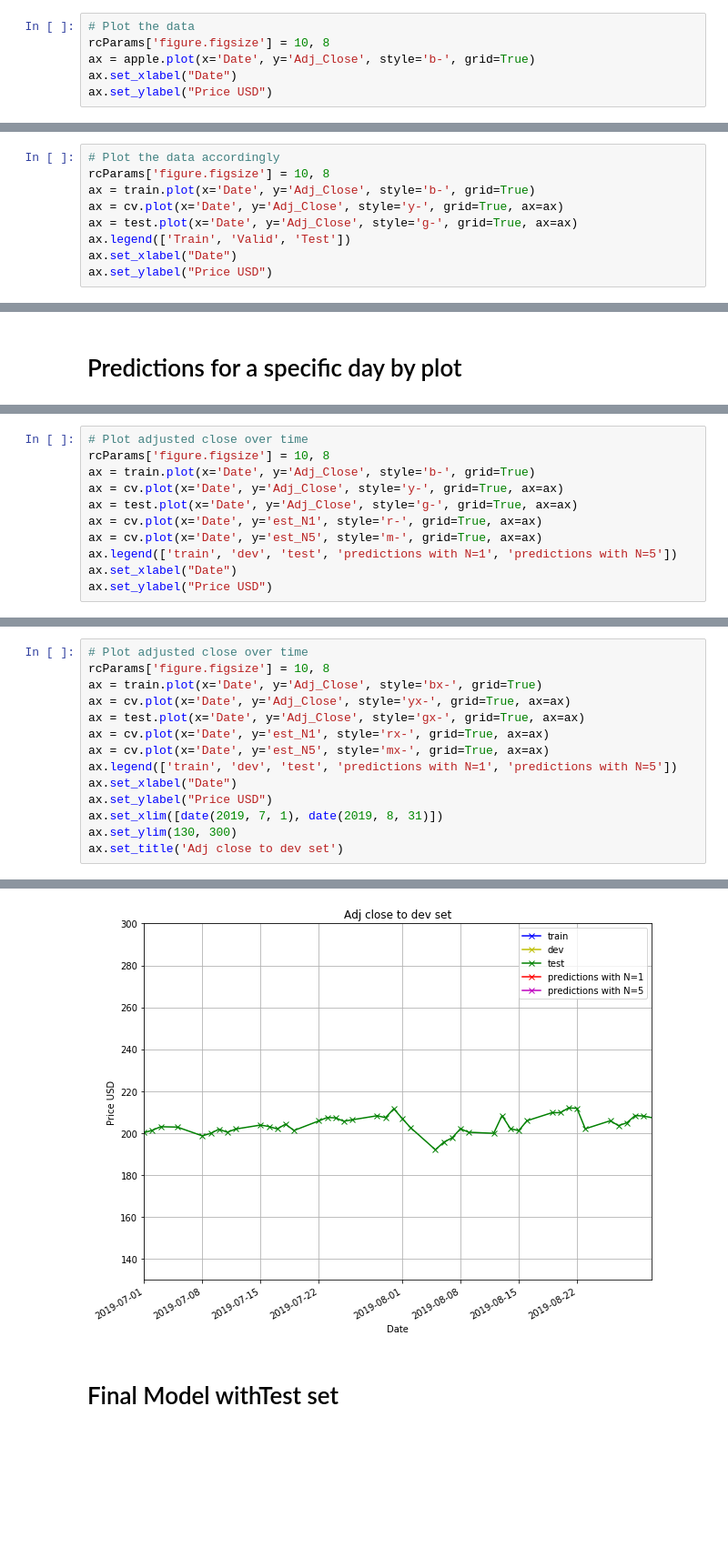
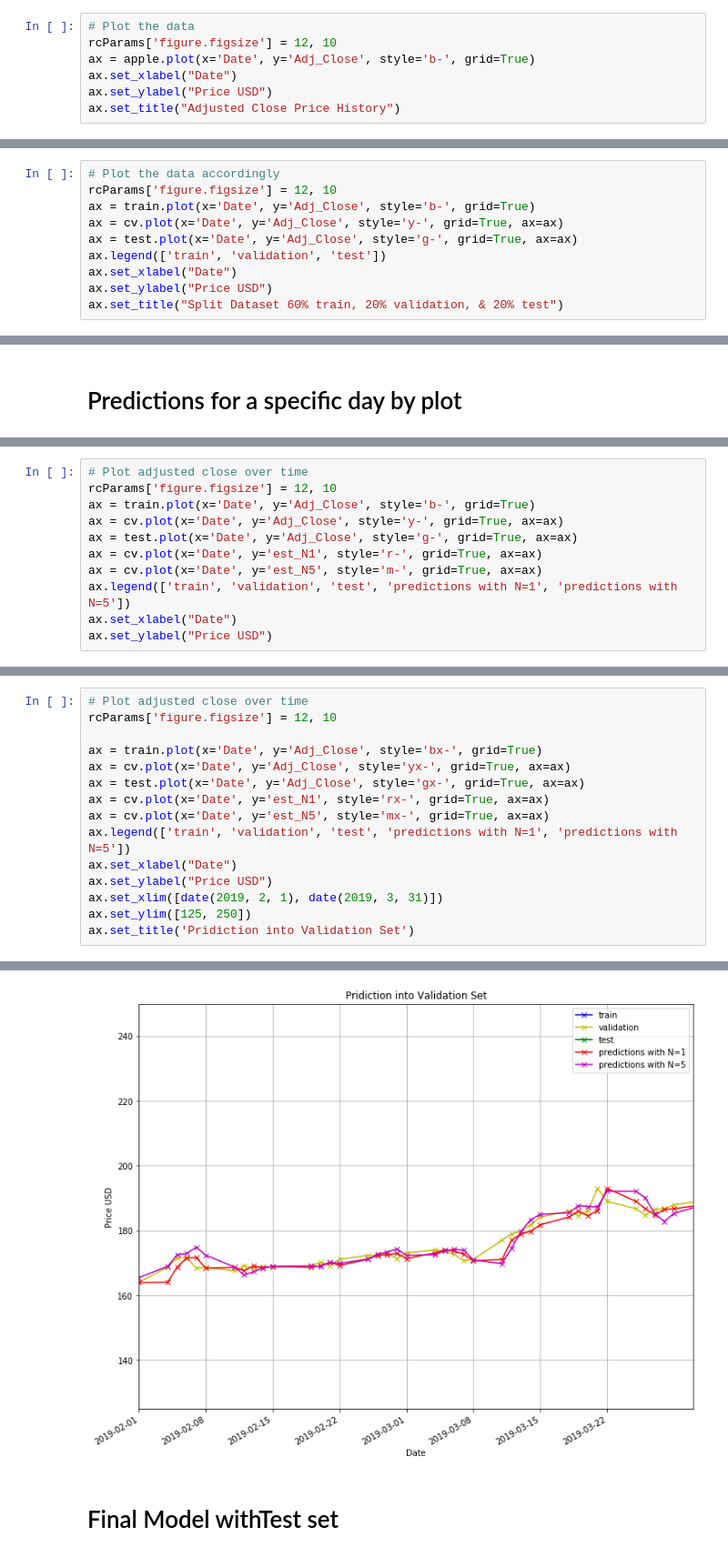
Before and after one commit to sigdelyr/ML-Project, a Jupyter notebook: apple_regression.ipynb, the cells around one changed output, grey strips where cells are left out. Shown at 91% size. Drawn from its saved outputs; the diff is of its cells as text; blank space fills up the shorter version.

```diff
--- a/apple_regression.ipynb
+++ b/apple_regression.ipynb
@@ -63,8 +63,9 @@ Adjusted closing price amends a stock's closing price to accurately reflect that
 we will consider the adjusted closing price as the target variable. Let’s plot the target variable to understand how it’s shaping up in our data:
 # %%
 # Plot the data
-rcParams['figure.figsize'] = 10, 8
+rcParams['figure.figsize'] = 12, 10
 ax = apple.plot(x='Date', y='Adj_Close', style='b-', grid=True)
 ax.set_xlabel("Date")
 ax.set_ylabel("Price USD")
+ax.set_title("Adjusted Close Price History")
 # %% [output]
@@ -118,11 +119,12 @@ cv.tail()
 | 607 | 2019-06-04 | 175.440002 | 179.830002 | 174.520004 | 179.639999 | 178.424377 | 30968000 | 6 |
 # %%
 # Plot the data accordingly
-rcParams['figure.figsize'] = 10, 8
+rcParams['figure.figsize'] = 12, 10
 ax = train.plot(x='Date', y='Adj_Close', style='b-', grid=True)
 ax = cv.plot(x='Date', y='Adj_Close', style='y-', grid=True, ax=ax)
 ax = test.plot(x='Date', y='Adj_Close', style='g-', grid=True, ax=ax)
-ax.legend(['Train', 'Valid', 'Test'])
+ax.legend(['train', 'validation', 'test'])
 ax.set_xlabel("Date")
 ax.set_ylabel("Price USD")
+ax.set_title("Split Dataset 60% train, 20% validation, & 20% test")
 # %% [output]
@@ -284,12 +293,12 @@ plt.legend(legend_list, bbox_to_anchor=(1.05, 1))
 # %%
 # Plot adjusted close over time
-rcParams['figure.figsize'] = 10, 8
+rcParams['figure.figsize'] = 12, 10
 ax = train.plot(x='Date', y='Adj_Close', style='b-', grid=True)
 ax = cv.plot(x='Date', y='Adj_Close', style='y-', grid=True, ax=ax)
 ax = test.plot(x='Date', y='Adj_Close', style='g-', grid=True, ax=ax)
 ax = cv.plot(x='Date', y='est_N1', style='r-', grid=True, ax=ax)
 ax = cv.plot(x='Date', y='est_N5', style='m-', grid=True, ax=ax)
-ax.legend(['train', 'dev', 'test', 'predictions with N=1', 'predictions with N=5'])
+ax.legend(['train', 'validation', 'test', 'predictions with N=1', 'predictions with N=5'])
 ax.set_xlabel("Date")
 ax.set_ylabel("Price USD")
 # %% [output]
@@ -298,15 +307,16 @@ Text(0, 0.5, 'Price USD')
 # %%
 # Plot adjusted close over time
-rcParams['figure.figsize'] = 10, 8
+rcParams['figure.figsize'] = 12, 10
+
 ax = train.plot(x='Date', y='Adj_Close', style='bx-', grid=True)
 ax = cv.plot(x='Date', y='Adj_Close', style='yx-', grid=True, ax=ax)
 ax = test.plot(x='Date', y='Adj_Close', style='gx-', grid=True, ax=ax)
 ax = cv.plot(x='Date', y='est_N1', style='rx-', grid=True, ax=ax)
 ax = cv.plot(x='Date', y='est_N5', style='mx-', grid=True, ax=ax)
-ax.legend(['train', 'dev', 'test', 'predictions with N=1', 'predictions with N=5'])
+ax.legend(['train', 'validation', 'test', 'predictions with N=1', 'predictions with N=5'])
 ax.set_xlabel("Date")
 ax.set_ylabel("Price USD")
-ax.set_xlim([date(2019, 7, 1), date(2019, 8, 31)])
-ax.set_ylim(130, 300)
-ax.set_title('Adj close to dev set')
+ax.set_xlim([date(2019, 2, 1), date(2019, 3, 31)])
+ax.set_ylim([125, 250])
+ax.set_title('Pridiction into Validation Set')
 # %% [output]
@@ -314,4 +324,4 @@ Text(0.5, 1.0, 'Adj close to dev set')
-[figure, old version]
+[figure, new version]
 # %% [markdown]
 # Final Model withTest set
 # %%
```
Also changed, not shown: parts of 15 cells of this notebook.
